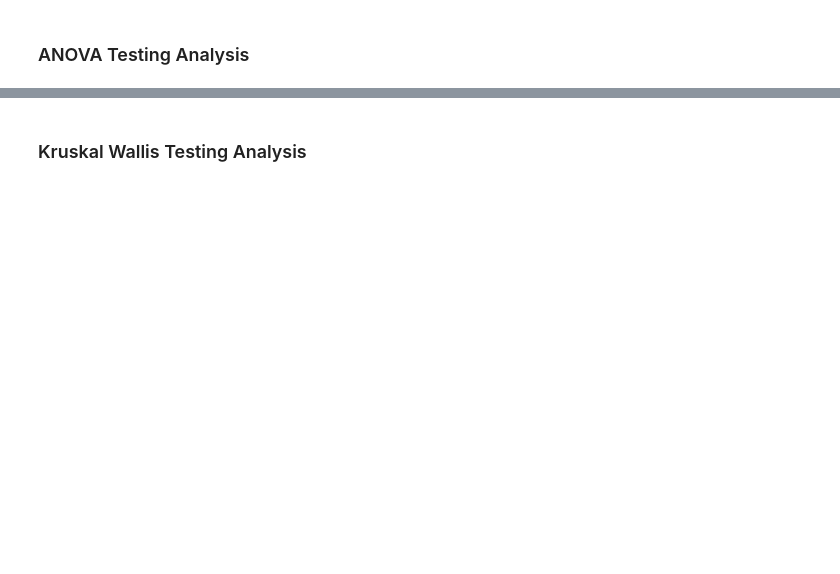
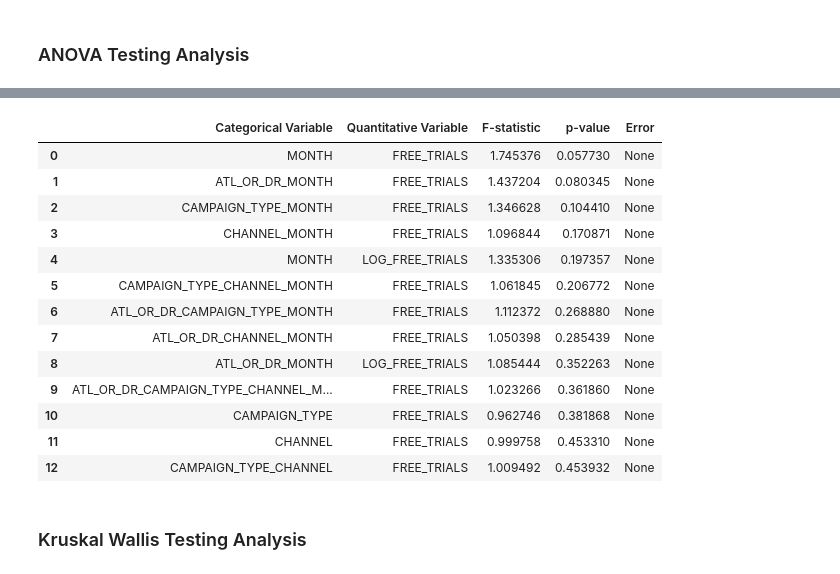
Before and after one commit to 11echeng/free-trial-analysis, a Jupyter notebook: notebooks/correlation_testing.ipynb, the cells around one changed output, grey strips where cells are left out. Saved outputs shown, nothing was run; the diff lists cells and outputs as text; code cells hidden in the pictures; blank space fills up the shorter version.

```diff
--- a/notebooks/correlation_testing.ipynb
+++ b/notebooks/correlation_testing.ipynb
@@ -117,20 +149,28 @@ categorical
 # %%
 quantitative = ["FREE_TRIALS", "LOG_FREE_TRIALS"]
 
 anova_results_df = run_univariate_tests(
     df=df,
     categorical_cols=categorical,
     quantitative_cols=quantitative,
     test_type="anova"
 )
-anova_results_df
-
-kruskal_results_df = run_univariate_tests(
-    df=df,
-    categorical_cols=categorical,
-    quantitative_cols=quantitative,
-    test_type="kruskal"
-)
+anova_results_df[anova_results_df['p-value'] <= 0.50]
+# %% [output]
+|  | Categorical Variable | Quantitative Variable | F-statistic | p-value | Error |
+| 0 | MONTH | FREE_TRIALS | 1.745376 | 0.057730 | None |
+| 1 | ATL_OR_DR_MONTH | FREE_TRIALS | 1.437204 | 0.080345 | None |
+| 2 | CAMPAIGN_TYPE_MONTH | FREE_TRIALS | 1.346628 | 0.104410 | None |
+| 3 | CHANNEL_MONTH | FREE_TRIALS | 1.096844 | 0.170871 | None |
+| 4 | MONTH | LOG_FREE_TRIALS | 1.335306 | 0.197357 | None |
+| 5 | CAMPAIGN_TYPE_CHANNEL_MONTH | FREE_TRIALS | 1.061845 | 0.206772 | None |
+| 6 | ATL_OR_DR_CAMPAIGN_TYPE_MONTH | FREE_TRIALS | 1.112372 | 0.268880 | None |
+| 7 | ATL_OR_DR_CHANNEL_MONTH | FREE_TRIALS | 1.050398 | 0.285439 | None |
+| 8 | ATL_OR_DR_MONTH | LOG_FREE_TRIALS | 1.085444 | 0.352263 | None |
+| 9 | ATL_OR_DR_CAMPAIGN_TYPE_CHANNEL_M... | FREE_TRIALS | 1.023266 | 0.361860 | None |
+| 10 | CAMPAIGN_TYPE | FREE_TRIALS | 0.962746 | 0.381868 | None |
+| 11 | CHANNEL | FREE_TRIALS | 0.999758 | 0.453310 | None |
+| 12 | CAMPAIGN_TYPE_CHANNEL | FREE_TRIALS | 1.009492 | 0.453932 | None |
 # %% [markdown]
 ### Kruskal Wallis Testing Analysis
 # %%
```
Also changed, not shown: parts of 10 cells of this notebook.
